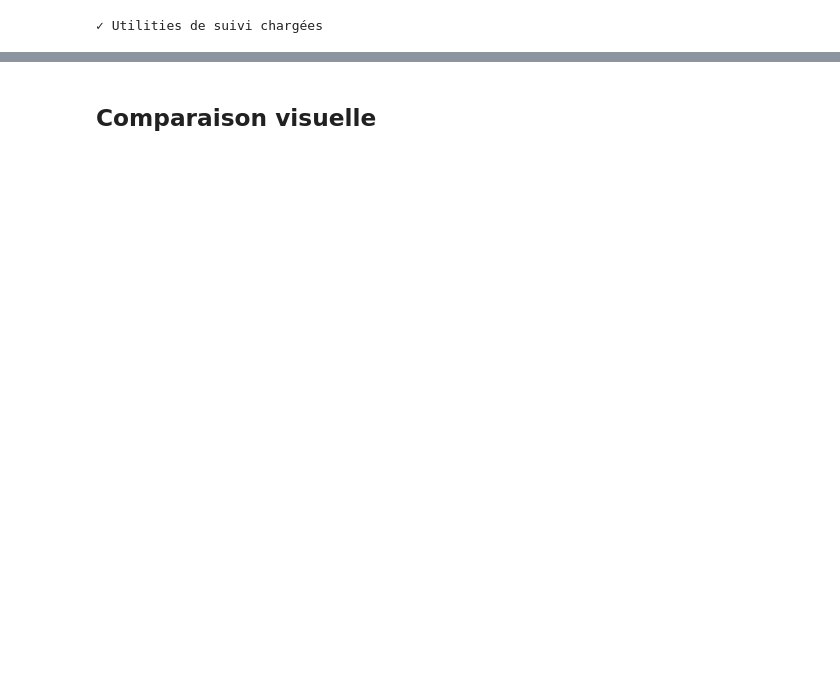
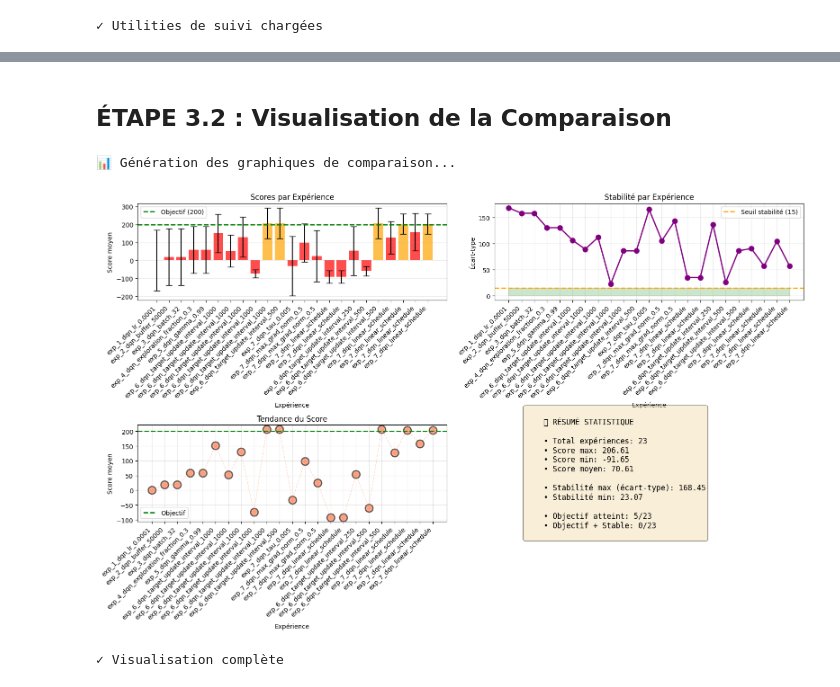
Before and after one commit to XavierCoulon/OC_P11_Lunar_Lander_RL, a Jupyter notebook: notebooks/02_optimization.ipynb, the cells around one changed output, grey strips where cells are left out. Saved outputs shown, nothing was run; the diff lists cells and outputs as text; code cells hidden in the pictures; blank space fills up the shorter version.

Commit message:
aim 200 score with DQN

```diff
--- a/notebooks/02_optimization.ipynb
+++ b/notebooks/02_optimization.ipynb
@@ -332,49 +1110,93 @@ if len(experiments_df) > 0:
 # %% [markdown]
-## Comparaison visuelle
+## ÉTAPE 3.2 : Visualisation de la Comparaison
 # %%
-# Visualiser la comparaison des expériences
+# ÉTAPE 3.2 : Visualiser la comparaison des expériences
+print("\n📊 Génération des graphiques de comparaison...\n")
+
 def plot_experiments_comparison():
     """Créer des graphiques de comparaison des expériences"""
     if len(experiments_df) == 0:
-        print("Aucune expérience à comparer")
+        print("❌ Aucune expérience à comparer - exécuter d'abord les cellules d'expériences")
         return
 
-    fig, axes = plt.subplots(1, 2, figsize=(14, 5))
+    fig, axes = plt.subplots(2, 2, figsize=(16, 10))
 
-    # Graphique 1 : Score moyen par expérience
-    ax = axes[0]
+    # Données
     exp_names = experiments_df['exp_name']
     scores = experiments_df['score_mean']
     stds = experiments_df['score_std']
+    params = experiments_df['param_value']
 
-    ax.bar(range(len(exp_names)), scores, yerr=stds, capsize=5, alpha=0.7, color='steelblue')
+    # Graphique 1 : Bar chart - Scores par expérience
+    ax = axes[0, 0]
+    colors = ['green' if s > 200 and stds.iloc[i] < 15 else 'orange' if s > 200 else 'red'
+              for i, s in enumerate(scores)]
+    ax.bar(range(len(exp_names)), scores, yerr=stds, capsize=5, alpha=0.7, color=colors)
     ax.axhline(y=200, color='green', linestyle='--', label='Objectif (200)', linewidth=2)
     ax.set_xlabel('Expérience')
     ax.set_ylabel('Score moyen')
-    ax.set_title('Comparaison des scores moyens par expérience')
+    ax.set_title('Scores par Expérience')
     ax.set_xticks(range(len(exp_names)))
     ax.set_xticklabels(exp_names, rotation=45, ha='right')
     ax.legend()
     ax.grid(axis='y', alpha=0.3)
 
-    # Graphique 2 : Impact du paramètre sur le score
-    ax = axes[1]
-    ax.scatter(range(len(exp_names)), scores, s=100, alpha=0.6, color='coral')
-    ax.plot(range(len(exp_names)), scores, 'o-', alpha=0.3)
-    ax.axhline(y=200, color='green', linestyle='--', label='Objectif (200)', linewidth=2)
+    # Graphique 2 : Stabilité (écart-type)
+    ax = axes[0, 1]
+    ax.plot(range(len(exp_names)), stds, 'o-', linewidth=2, markersize=8, color='purple')
+    ax.axhline(y=15, color='orange', linestyle='--', label='Seuil stabilité (15)', linewidth=2)
+    ax.fill_between(range(len(exp_names)), 0, 15, alpha=0.2, color='green')
     ax.set_xlabel('Expérience')
-    ax.set_ylabel('Score moyen')
-    ax.set_title('Évolution du score across experiments')
+    ax.set_ylabel('Écart-type')
+    ax.set_title('Stabilité par Expérience')
     ax.set_xticks(range(len(exp_names)))
     ax.set_xticklabels(exp_names, rotation=45, ha='right')
     ax.legend()
     ax.grid(alpha=0.3)
 
+    # Graphique 3 : Évolution du score
+    ax = axes[1, 0]
+    ax.scatter(range(len(exp_names)), scores, s=150, alpha=0.6, color='coral', edgecolor='black', linewidth=2)
+    ax.plot(range(len(exp_names)), scores, 'o--', alpha=0.3, color='coral', linewidth=1)
+    ax.axhline(y=200, color='green', linestyle='--', label='Objectif', linewidth=2)
+    ax.set_xlabel('Expérience')
+    ax.set_ylabel('Score moyen')
+    ax.set_title('Tendance du Score')
+    ax.set_xticks(range(len(exp_names)))
+    ax.set_xticklabels(exp_names, rotation=45, ha='right')
+    ax.legend()
+    ax.grid(alpha=0.3)
+
+    # Graphique 4 : Résumé stat
+    ax = axes[1, 1]
+    ax.axis('off')
+    summary_text = f"""
+    📈 RÉSUMÉ STATISTIQUE
+
+    • Total expériences: {len(experiments_df)}
+    • Score max: {scores.max():.2f}
+    • Score min: {scores.min():.2f}
+    • Score moyen: {scores.mean():.2f}
+
+    • Stabilité max (écart-type): {stds.max():.2f}
+    • Stabilité min: {stds.min():.2f}
+
+    • Objectif atteint: {(scores > 200).sum()}/{ len(experiments_df)}
+    • Objectif + Stable: {((scores > 200) & (stds < 15)).sum()}/{len(experiments_df)}
+    """
+    ax.text(0.1, 0.5, summary_text, fontsize=12, verticalalignment='center',
+            bbox=dict(boxstyle='round', facecolor='wheat', alpha=0.5), family='monospace')
+
     plt.tight_layout()
     plt.show()
 
-# Exemple : plot_experiments_comparison()
-print("✓ Fonction de visualisation chargée")
+# Exécuter la visualisation
+plot_experiments_comparison()
+print("✓ Visualisation complète")
+# %% [output]
+📊 Génération des graphiques de comparaison...
+[figure, added]
+✓ Visualisation complète
 # %% [markdown]
 ---
 
```
Also changed, not shown: parts of 24 cells of this notebook, 1 other file.
